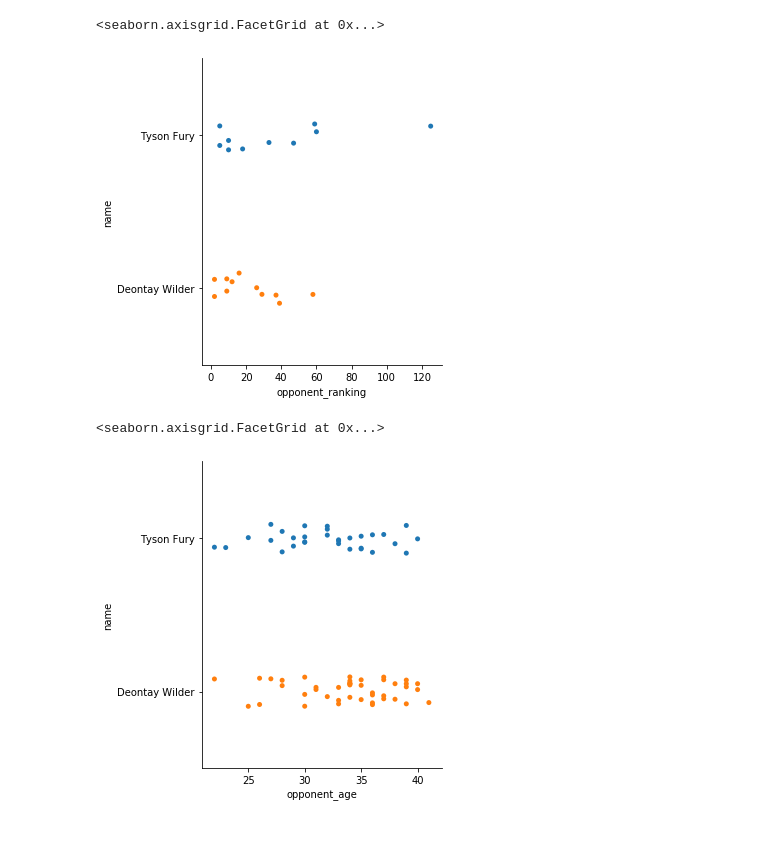
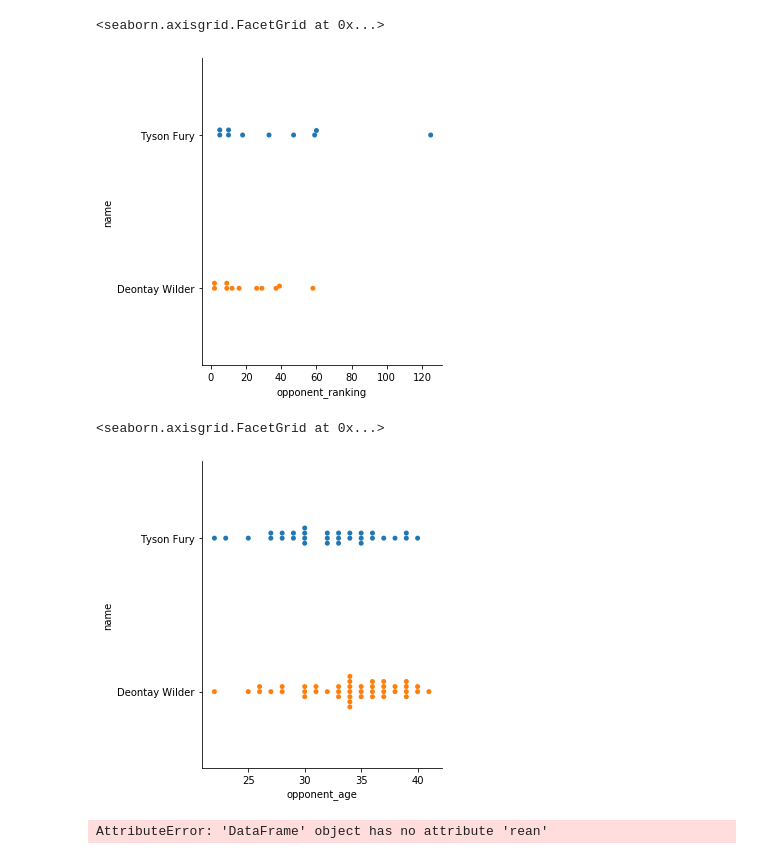
Before and after one commit to brendanfitz/side-projects, a Jupyter notebook: Sports/FuryWilderAnalysis.ipynb, the cells around one changed output. Saved outputs shown, nothing was run; the diff lists cells and outputs as text; code cells hidden in the pictures.

Commit message:
Add new charts to FuryWilderAnalysis

```diff
--- a/Sports/FuryWilderAnalysis.ipynb
+++ b/Sports/FuryWilderAnalysis.ipynb
@@ -11,7 +13,8 @@ df = (pd.read_excel(fin)
               loss=lambda x:  ((x.winner != x.name) & (~x.winner.isna())) * 1,
               draw=lambda x: x.winner.isna() * 1,
               ruling=lambda x: x.opponent_ruling.str.split(expand=True)[0],
-              ending_round=lambda x: x.opponent_ruling.str.split(expand=True)[2].fillna(12).astype(int)
+              ending_round=lambda x: x.opponent_ruling.str.split(expand=True)[2].fillna(12).astype(int),
+              early_stoppage=lambda x: x.ruling.isin(['TKO', 'RTD', 'KO']) * 1
              )
       .drop(['opponent_last 6'], axis=1)
      )
@@ -148,10 +196,14 @@ by = ['name', 'date']
 # %%
-sns.catplot(x='opponent_ranking', y='name', data=df.loc[~mask, ])
+sns.catplot(x='opponent_ranking', y='name', data=df.loc[~mask, ], kind='swarm')
 # %% [output]
 <seaborn.axisgrid.FacetGrid at 0x...>
-[figure, old version]
+[figure, new version]
 # %%
-sns.catplot(x='opponent_age', y='name', data=df)
+sns.catplot(x='opponent_age', y='name', data=df, kind='swarm')
 # %% [output]
 <seaborn.axisgrid.FacetGrid at 0x...>
-[figure, old version]
+[figure, new version]
+# %%
+df.groupby(['name', 'opponent_stance']).size().unstack('opponent_stance').rean
+# %% [output]
+AttributeError: 'DataFrame' object has no attribute 'rean'
```
Also changed, not shown: parts of 12 cells of this notebook.
